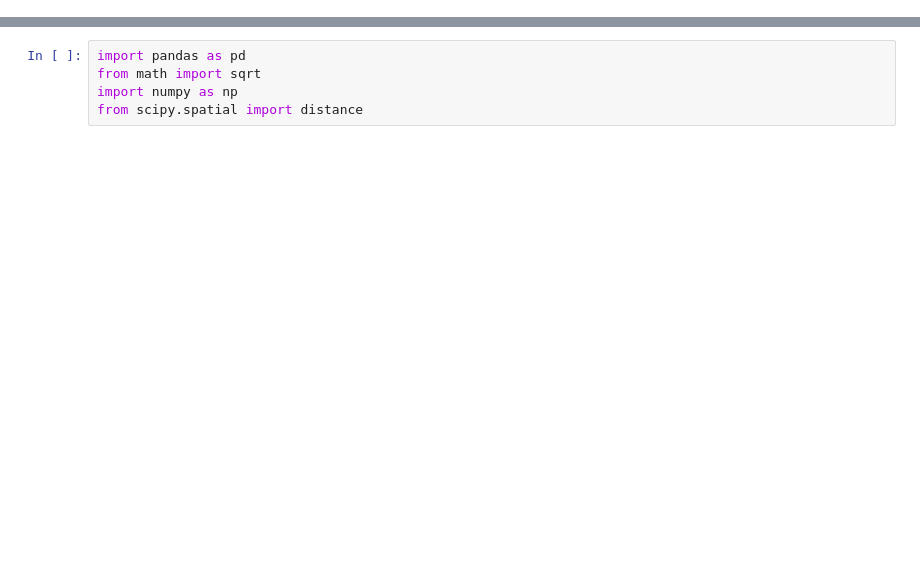
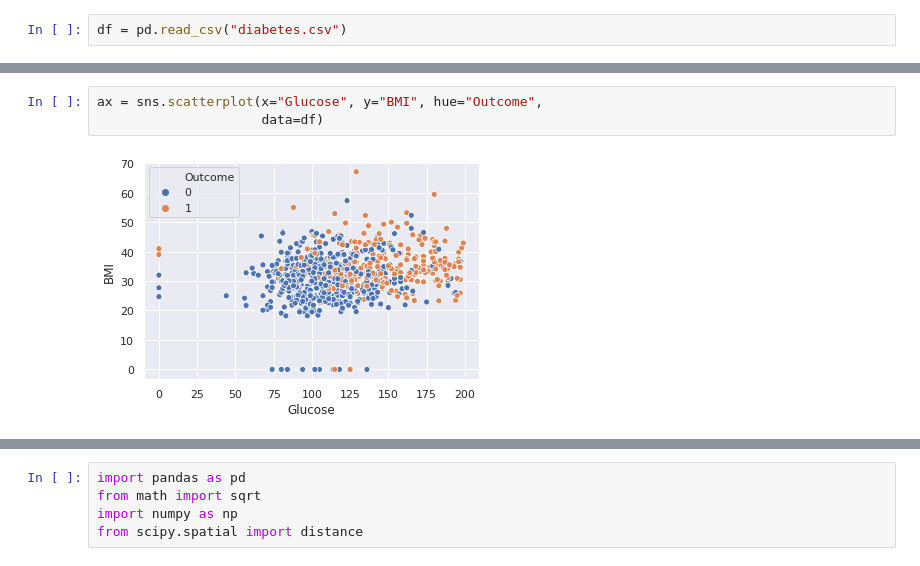
Before and after one commit to pysaurav/ML-Track, a Jupyter notebook: KNN.ipynb, the cells around one changed output, grey strips where cells are left out. Saved outputs shown, nothing was run; the diff lists cells and outputs as text; blank space fills up the shorter version.

```diff
--- a/KNN.ipynb
+++ b/KNN.ipynb
@@ -2,0 +17,2 @@
+# %%
+df = pd.read_csv("diabetes.csv")
@@ -2,0 +47,5 @@
+# %%
+ax = sns.scatterplot(x="Glucose", y="BMI", hue="Outcome",
+                     data=df)
+# %% [output]
+[figure, added]
```
Also changed, not shown: parts of 21 cells of this notebook.
